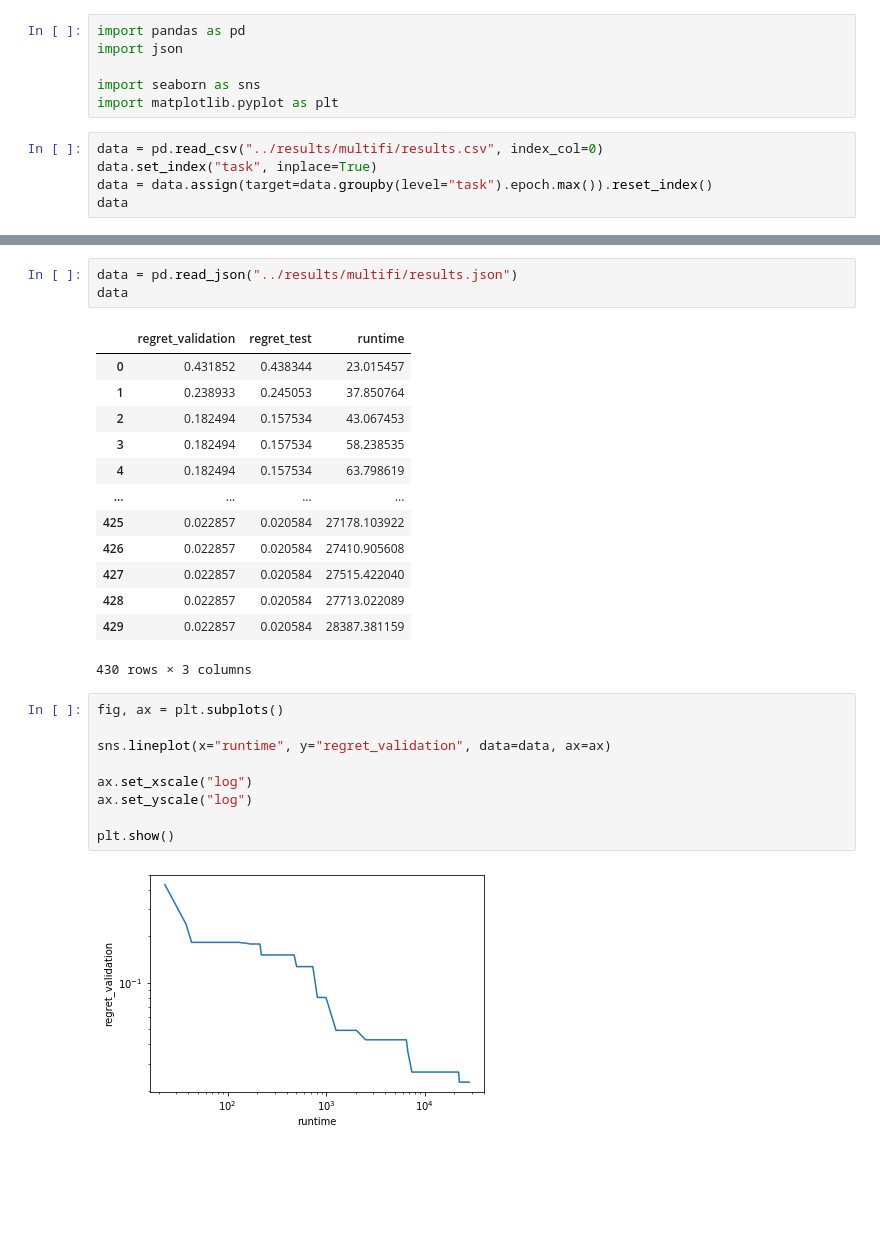
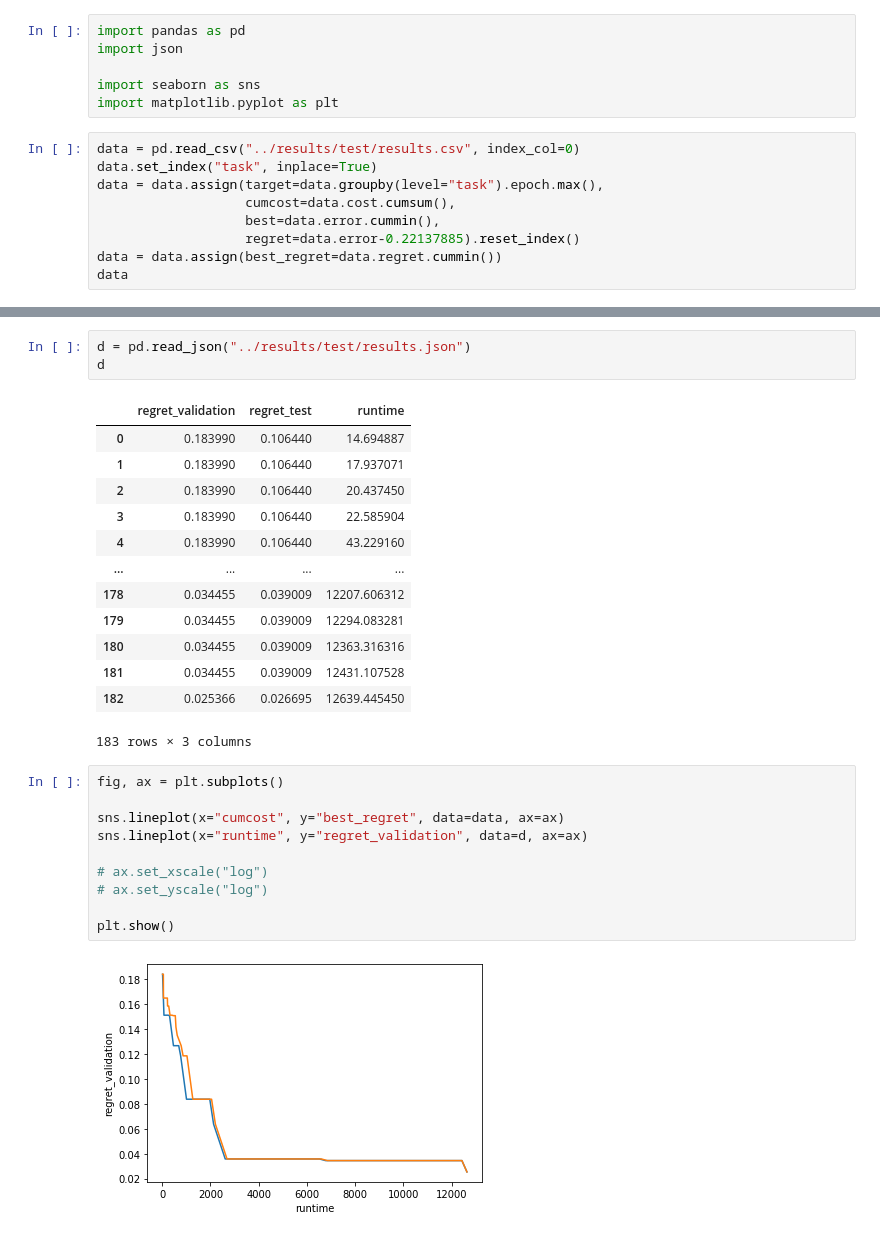
Before and after one commit to ltiao/bore, a Jupyter notebook: scratch/results.ipynb, the cells around one changed output, grey strips where cells are left out. Drawn from its saved outputs; the diff is of its cells as text; blank space fills up the shorter version.

```diff
--- a/scratch/results.ipynb
+++ b/scratch/results.ipynb
@@ -5,8 +5,12 @@ import json
 import seaborn as sns
 import matplotlib.pyplot as plt
 # %%
-data = pd.read_csv("../results/multifi/results.csv", index_col=0)
+data = pd.read_csv("../results/test/results.csv", index_col=0)
 data.set_index("task", inplace=True)
-data = data.assign(target=data.groupby(level="task").epoch.max()).reset_index()
+data = data.assign(target=data.groupby(level="task").epoch.max(),
+                   cumcost=data.cost.cumsum(),
+                   best=data.error.cummin(),
+                   regret=data.error-0.22137885).reset_index()
+data = data.assign(best_regret=data.regret.cummin())
 data
 # %% [output]
@@ -67,28 +87,29 @@ plt.show()
 # %%
-data = pd.read_json("../results/multifi/results.json")
-data
+d = pd.read_json("../results/test/results.json")
+d
 # %% [output]
 |  | regret_validation | regret_test | runtime |
-| 0 | 0.431852 | 0.438344 | 23.015457 |
-| 1 | 0.238933 | 0.245053 | 37.850764 |
-| 2 | 0.182494 | 0.157534 | 43.067453 |
-| 3 | 0.182494 | 0.157534 | 58.238535 |
-| 4 | 0.182494 | 0.157534 | 63.798619 |
+| 0 | 0.183990 | 0.106440 | 14.694887 |
+| 1 | 0.183990 | 0.106440 | 17.937071 |
+| 2 | 0.183990 | 0.106440 | 20.437450 |
+| 3 | 0.183990 | 0.106440 | 22.585904 |
+| 4 | 0.183990 | 0.106440 | 43.229160 |
 | ... | ... | ... | ... |
-| 425 | 0.022857 | 0.020584 | 27178.103922 |
-| 426 | 0.022857 | 0.020584 | 27410.905608 |
-| 427 | 0.022857 | 0.020584 | 27515.422040 |
-| 428 | 0.022857 | 0.020584 | 27713.022089 |
-| 429 | 0.022857 | 0.020584 | 28387.381159 |
+| 178 | 0.034455 | 0.039009 | 12207.606312 |
+| 179 | 0.034455 | 0.039009 | 12294.083281 |
+| 180 | 0.034455 | 0.039009 | 12363.316316 |
+| 181 | 0.034455 | 0.039009 | 12431.107528 |
+| 182 | 0.025366 | 0.026695 | 12639.445450 |
-430 rows × 3 columns
+183 rows × 3 columns
 # %%
 fig, ax = plt.subplots()
 
-sns.lineplot(x="runtime", y="regret_validation", data=data, ax=ax)
+sns.lineplot(x="cumcost", y="best_regret", data=data, ax=ax)
+sns.lineplot(x="runtime", y="regret_validation", data=d, ax=ax)
 
-ax.set_xscale("log")
-ax.set_yscale("log")
+# ax.set_xscale("log")
+# ax.set_yscale("log")
 
 plt.show()
 # %% [output]
-[figure, old version]
+[figure, new version]
```
Also changed, not shown: parts of 5 cells of this notebook, 3 other files.
